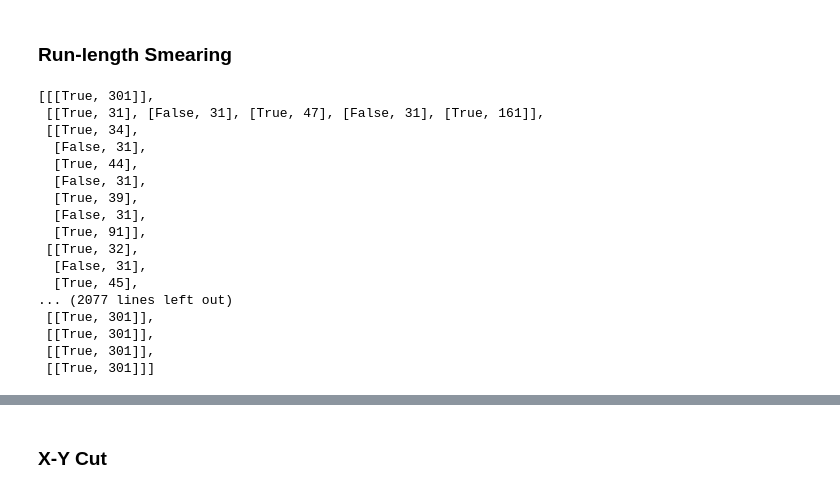
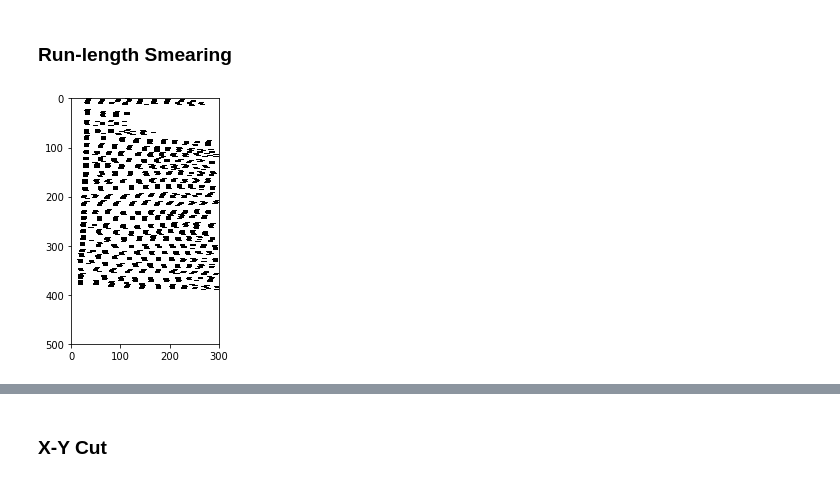
Before and after one commit to clemsciences/ohcr, a Jupyter notebook: tutorial.ipynb, the cells around one changed output, grey strips where cells are left out. Cells and saved outputs as stored; diff of their text form; code cells hidden in the pictures.

```diff
--- a/tutorial.ipynb
+++ b/tutorial.ipynb
@@ -149,40 +149,32 @@ skio.show()
 # %%
 def fill_lines(image, threshold, gap_tolerance):
     image = image < np.ones(image.shape)*threshold
+    new_image = np.zeros(image.shape)
     lines = []
     for line in range(image.shape[0]):
         color = image[line, 0]
         index = 0
         lines.append([[color, 1],])
+        new_image[line, 0] = color
         for column in range(1, image.shape[1]):
             if image[line, column] == color:
                 lines[line][index][1] += 1
+                new_image[line, column] = color
             else:
                 if lines[line][index][1] > gap_tolerance:
                     color = image[line, column]
                     #print(line, index)
                     lines[line].append([color, 1])
                     index += 1
+                    new_image[line, column] = color
                 else:
                     lines[line][index][1] += 1
+                    new_image[line, column] = color
 
-    return lines
-fill_lines(image_canny, 0.5, 30)
+
+    return new_image
+im_lines_filled = fill_lines(image_canny, 0.5, 10)
+skio.imshow(im_lines_filled)
+skio.show()
 # %% [output]
-[[[True, 301]],
- [[True, 31], [False, 31], [True, 47], [False, 31], [True, 161]],
- [[True, 34],
-  [False, 31],
-  [True, 44],
-  [False, 31],
-  [True, 39],
-  [False, 31],
-  [True, 91]],
- [[True, 32],
-  [False, 31],
-  [True, 45],
-... (2077 lines left out)
- [[True, 301]],
- [[True, 301]],
- [[True, 301]],
- [[True, 301]]]
+[figure, added]
```
Also changed, not shown: parts of 3 cells of this notebook.
